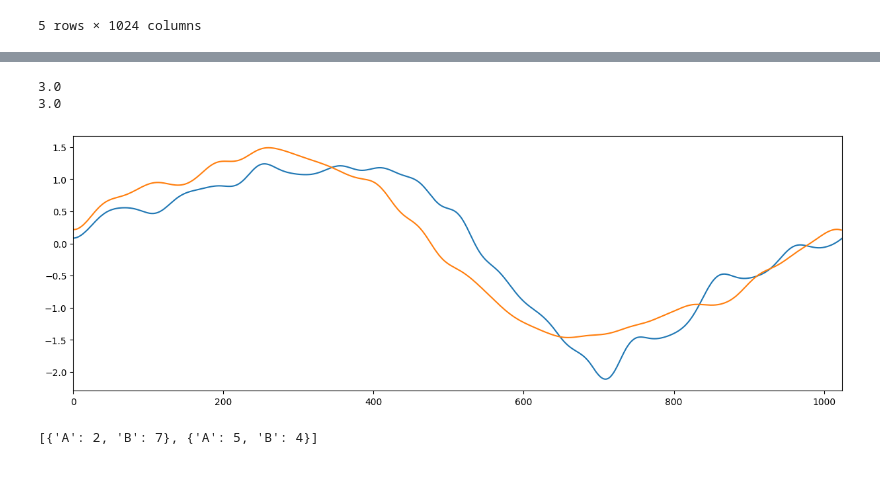
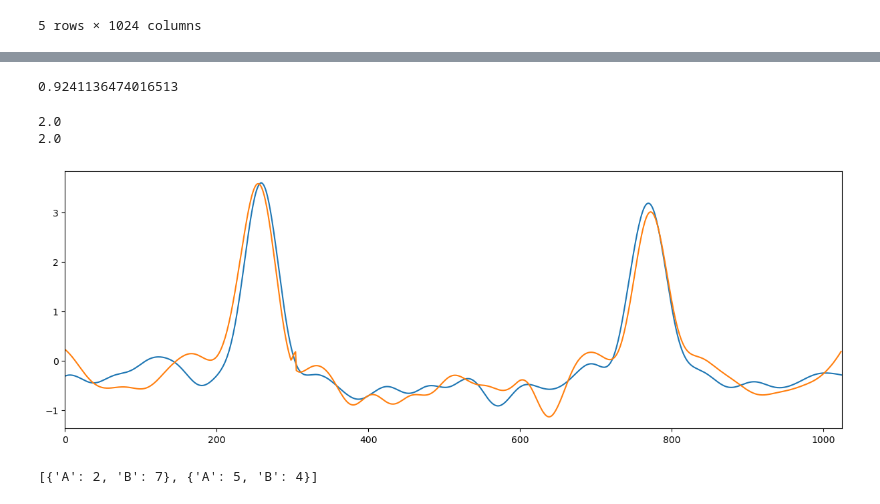
Before and after one commit to chiararov/BOSS---Time-Series, a Jupyter notebook: boss_commented.ipynb, the cells around one changed output, grey strips where cells are left out. Cells and saved outputs as stored; diff of their text form; code cells hidden in the pictures; blank space fills up the shorter version.

```diff
--- a/boss_commented.ipynb
+++ b/boss_commented.ipynb
@@ -96,7 +96,7 @@ def sliding_windows(sample, w):
     s = []
     for i in range(n-w):
         s.append(sample[i:i+w])
-    std=np.std(s) #normalisation
+    std=np.std(sample) #normalisation
     return s/std
 # %%
 def DFT(sample, l, mean):
@@ -251,11 +256,12 @@ def TS_predict(test, samples, w,l,c):
 # Algo 2 Pierre
 histograms = []
 for i in range(len(data_without_label)):
-    histograms.append(BOSSTransform(data_without_label.iloc[i].tolist(),10,l,c, mean=False))
+    histograms.append(BOSSTransform(data_without_label.iloc[i].tolist(),w,l,c, mean=False))
 # %%
 def TS_predict(qId, samples_train, histograms, w, l, c):
     bestDist=np.inf
     bestTs=None
+    besti=None
     signal_to_predict = qId.tolist()
     h= BOSSTransform(signal_to_predict, w, l, c, mean=True)
     for i in range(len(samples_train)):
@@ -264,6 +270,9 @@ def TS_predict(qId, samples_train, histograms, w, l, c):
         if dist < bestDist:
             bestDist = dist
             bestTs = samples_train.iloc[i].tolist()
-    return (bestTs,i)
+            besti=i
+    return (bestTs,besti)
+# %%
+w = 500
 # %%
 counter=0
@@ -298,14 +311,26 @@ Correct label = 1.0, Pred label = 3.0
+# %%
+# pour les 1 969/1177=0.8232795242141037
+# pour les 2 2304/2305=0.9995661605206074
+# pour les 3 4338/4754=0.912494741270509
+
+acc= 969 + 2304 + 4338
+tot=1177+2305+4754
+acc/tot
+# %% [output]
+0.9241136474016513
 # %%
-nn,index = TS_predict(data_test_without_label.iloc[190],data_without_label, histograms,10,l,c)
+x=rd.randint(0,1000)
+
+nn,index = TS_predict(data_test_without_label.iloc[x],data_without_label, histograms,w,l,c)
 fig, ax = fig_ax()
-ax.plot(data_test_without_label.iloc[190])
+ax.plot(data_test_without_label.iloc[x])
 ax.plot(nn)
-print(data_test.iloc[190,0])
+print(data_test.iloc[x,0])
 print(data_with_label.iloc[index,0])
 # %% [output]
-3.0
-3.0
+2.0
+2.0
-[figure, old version]
+[figure, new version]
 # %%
 def shortenHistogram(hist,f):
     shortenedHistograms = []
```
Also changed, not shown: parts of 15 cells of this notebook.
